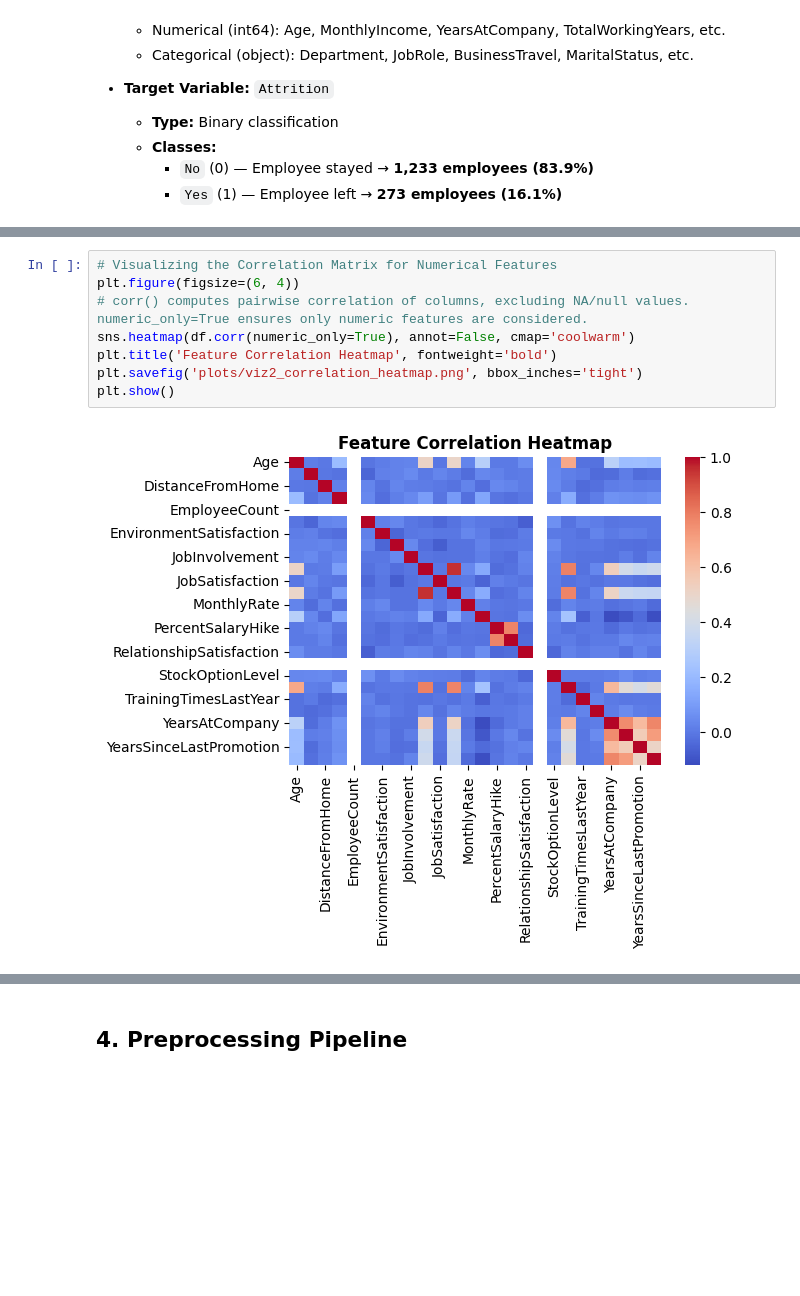
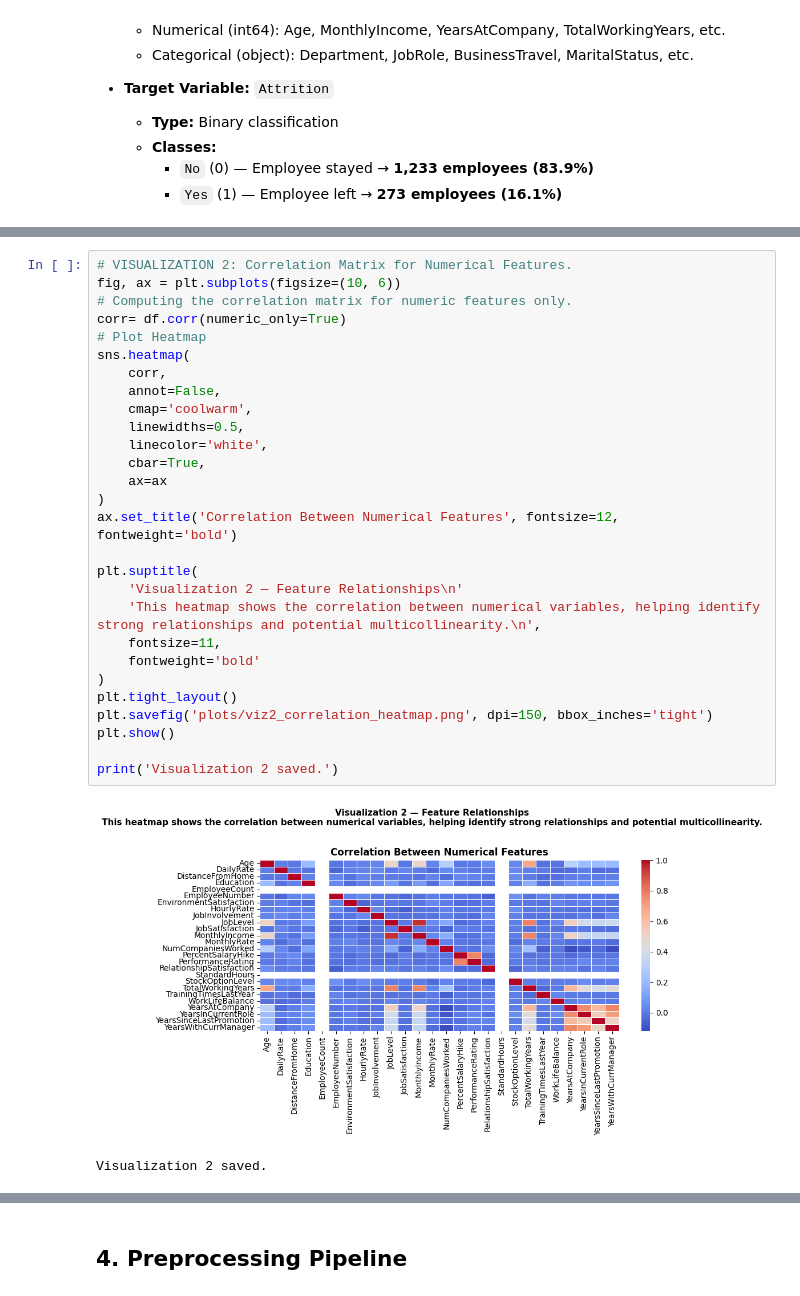
Before and after one commit to K0alaxy/SWE485-G2-Phase1, a Jupyter notebook: Phase1_Data_Exploration.ipynb, the cells around one changed output, grey strips where cells are left out. Drawn from its saved outputs; the diff is of its cells as text; blank space fills up the shorter version.

```diff
--- a/Phase1_Data_Exploration.ipynb
+++ b/Phase1_Data_Exploration.ipynb
@@ -122,13 +159,34 @@ In our dataset, we have strong positive correlation between (YearsAtCompany and
 # %%
-# Visualizing the Correlation Matrix for Numerical Features
-plt.figure(figsize=(6, 4))
-# corr() computes pairwise correlation of columns, excluding NA/null values. numeric_only=True ensures only numeric features are considered.
-sns.heatmap(df.corr(numeric_only=True), annot=False, cmap='coolwarm')
-plt.title('Feature Correlation Heatmap', fontweight='bold')
-plt.savefig('plots/viz2_correlation_heatmap.png', bbox_inches='tight')
+# VISUALIZATION 2: Correlation Matrix for Numerical Features.
+fig, ax = plt.subplots(figsize=(10, 6))
+# Computing the correlation matrix for numeric features only.
+corr= df.corr(numeric_only=True)
+# Plot Heatmap
+sns.heatmap(
+    corr,
+    annot=False,
+    cmap='coolwarm',
+    linewidths=0.5,
+    linecolor='white',
+    cbar=True,
+    ax=ax
+)
+ax.set_title('Correlation Between Numerical Features', fontsize=12, fontweight='bold')
+
+plt.suptitle(
+    'Visualization 2 — Feature Relationships\n'
+    'This heatmap shows the correlation between numerical variables, helping identify strong relationships and potential multicollinearity.\n',
+    fontsize=11,
+    fontweight='bold'
+)
+plt.tight_layout()
+plt.savefig('plots/viz2_correlation_heatmap.png', dpi=150, bbox_inches='tight')
 plt.show()
+
+print('Visualization 2 saved.')
 # %% [output]
-[figure, old version]
+[figure, new version]
+Visualization 2 saved.
 # %% [markdown]
 ---
 ### 3 — Missing Value Visualization
```
Also changed, not shown: parts of 9 cells of this notebook, 8 other files.
